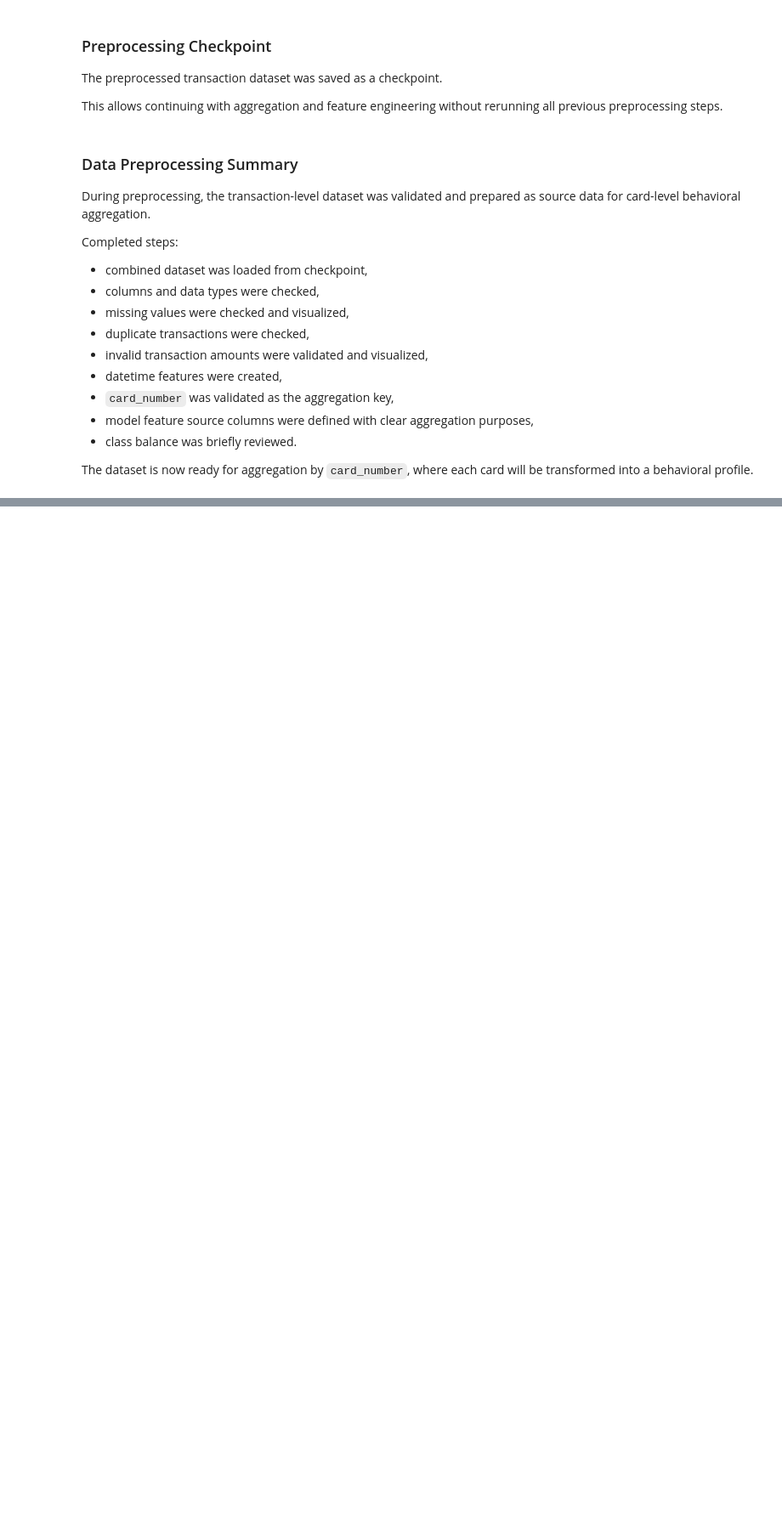
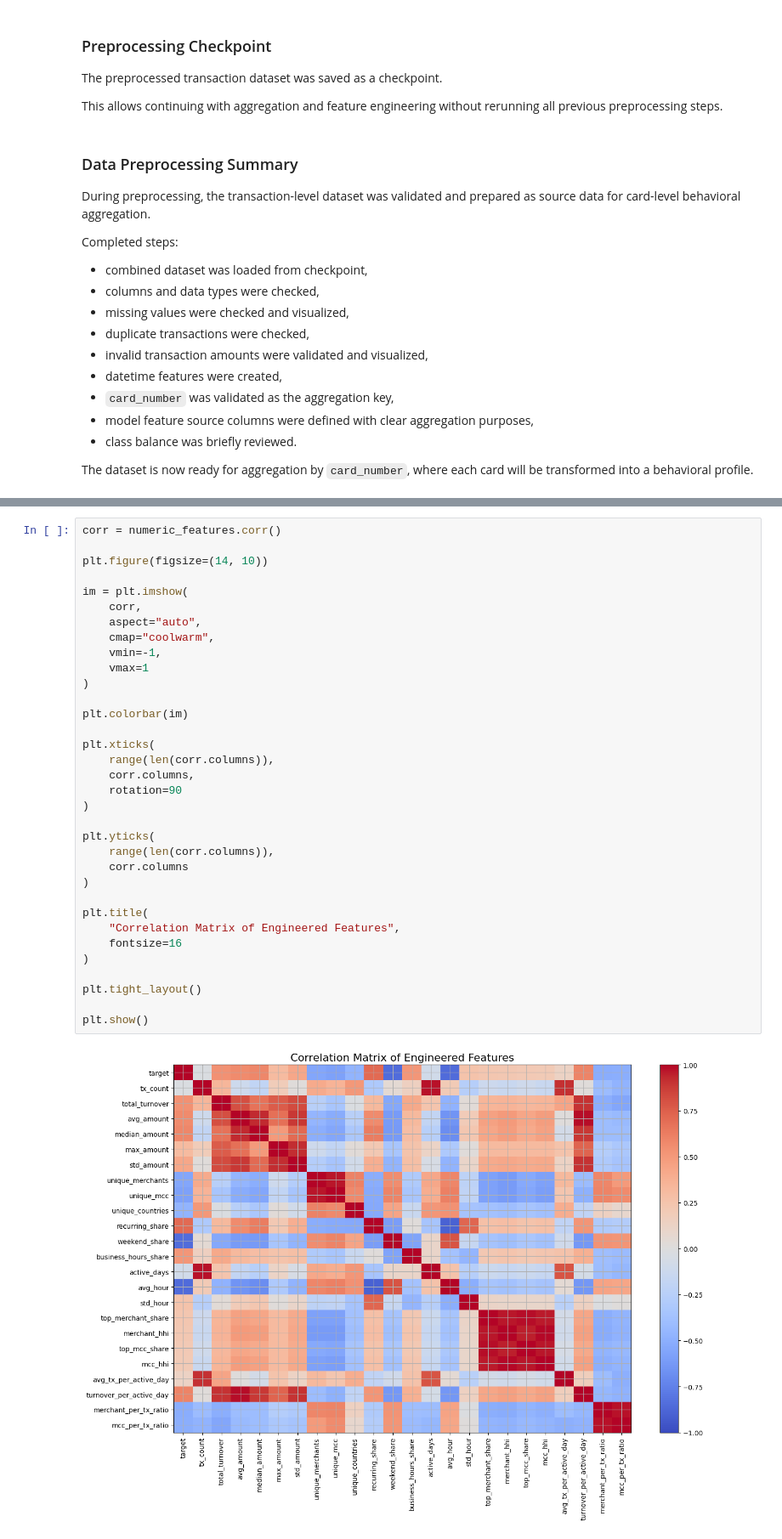
Before and after one commit to SabinaTolkynbekova/MDQ_DSProject, a Jupyter notebook: task.ipynb, the cells around one changed output, grey strips where cells are left out. Shown at 85% size. Cells and saved outputs as stored; diff of their text form; blank space fills up the shorter version.

```diff
--- a/task.ipynb
+++ b/task.ipynb
@@ -1273,0 +1549,36 @@ The dataset is now ready for aggregation by `card_number`, where each card will
+# %%
+corr = numeric_features.corr()
+
+plt.figure(figsize=(14, 10))
+
+im = plt.imshow(
+    corr,
+    aspect="auto",
+    cmap="coolwarm",
+    vmin=-1,
+    vmax=1
+)
+
+plt.colorbar(im)
+
+plt.xticks(
+    range(len(corr.columns)),
+    corr.columns,
+    rotation=90
+)
+
+plt.yticks(
+    range(len(corr.columns)),
+    corr.columns
+)
+
+plt.title(
+    "Correlation Matrix of Engineered Features",
+    fontsize=16
+)
+
+plt.tight_layout()
+
+plt.show()
+# %% [output]
+[figure, added]
```
Also changed, not shown: parts of 39 cells of this notebook.
